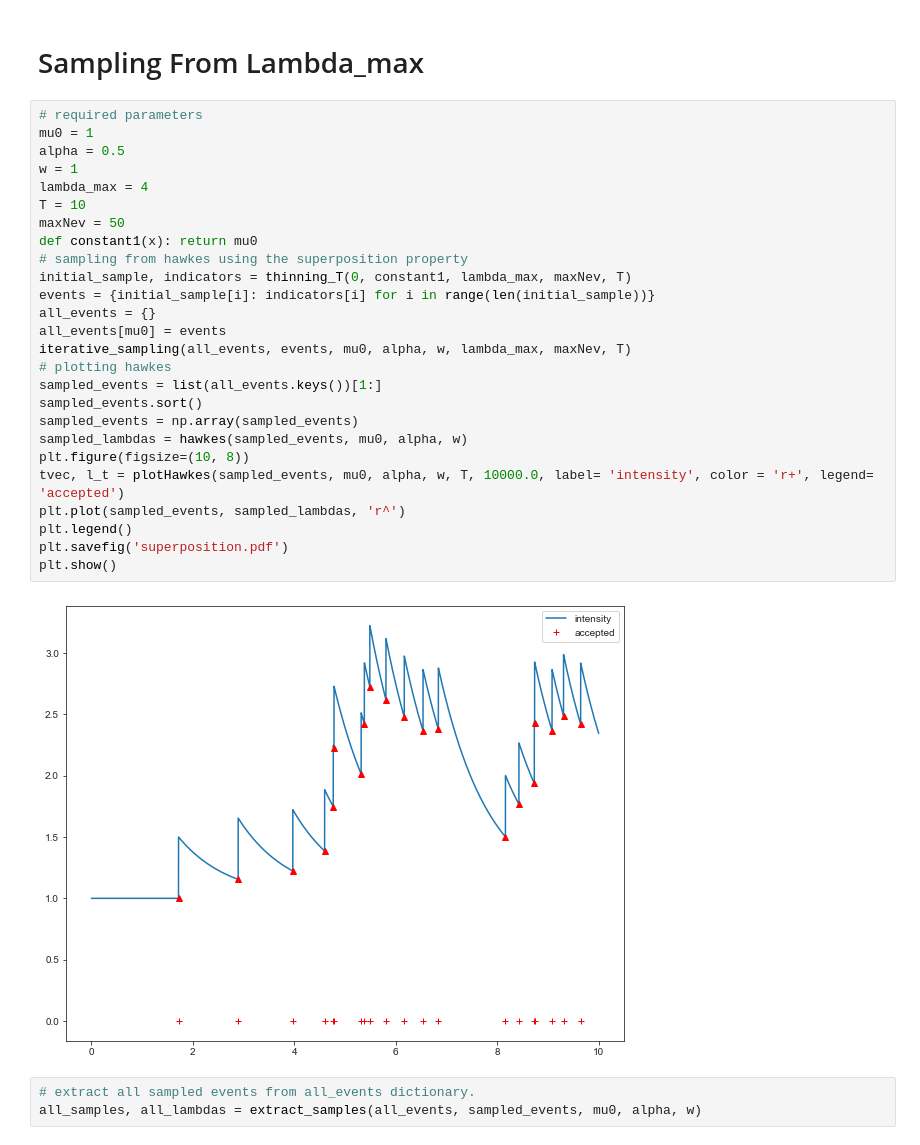
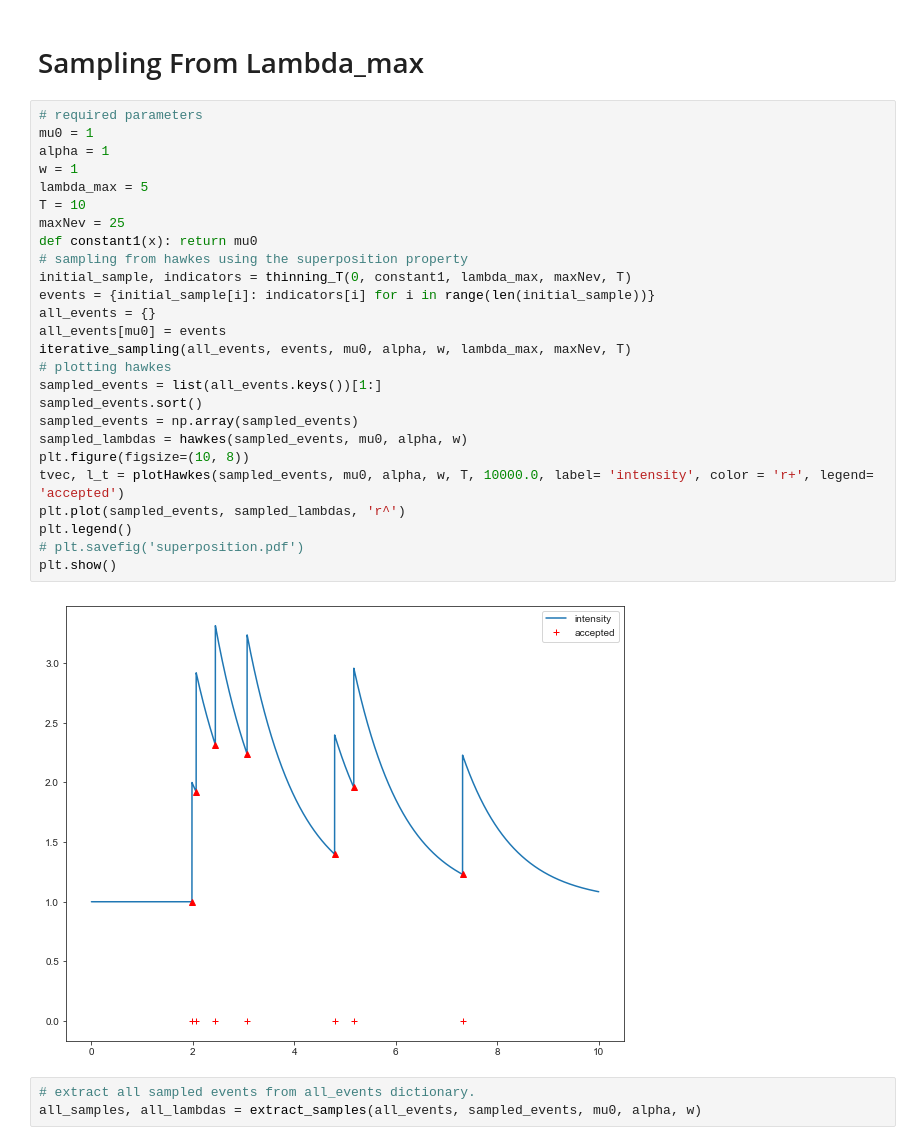
Before and after one commit to Networks-Learning/counterfactual-tpp, a Jupyter notebook: src/hawkes/hawkes.ipynb, the cells around one changed output. Saved outputs shown, nothing was run; the diff lists cells and outputs as text.

```diff
--- a/src/hawkes/hawkes.ipynb
+++ b/src/hawkes/hawkes.ipynb
@@ -12,31 +12,31 @@ from counterfactual_tpp import sample_counterfactual, check_monotonicity
 # %%
 # required parameters
 mu0 = 1
-alpha = 0.5
+alpha = 1
 w = 1
-lambda_max = 4
+lambda_max = 5
 T = 10
-maxNev = 50
+maxNev = 25
 def constant1(x): return mu0
 # sampling from hawkes using the superposition property
 initial_sample, indicators = thinning_T(0, constant1, lambda_max, maxNev, T)
 events = {initial_sample[i]: indicators[i] for i in range(len(initial_sample))}
 all_events = {}
 all_events[mu0] = events
 iterative_sampling(all_events, events, mu0, alpha, w, lambda_max, maxNev, T)
 # plotting hawkes
 sampled_events = list(all_events.keys())[1:]
 sampled_events.sort()
 sampled_events = np.array(sampled_events)
 sampled_lambdas = hawkes(sampled_events, mu0, alpha, w)
 plt.figure(figsize=(10, 8))
 tvec, l_t = plotHawkes(sampled_events, mu0, alpha, w, T, 10000.0, label= 'intensity', color = 'r+', legend= 'accepted')
 plt.plot(sampled_events, sampled_lambdas, 'r^')
 plt.legend()
-plt.savefig('superposition.pdf')
+# plt.savefig('superposition.pdf')
 plt.show()
 # %% [output]
-[figure, old version]
+[figure, new version]
 # %%
 # extract all sampled events from all_events dictionary.
 all_samples, all_lambdas = extract_samples(all_events, sampled_events, mu0, alpha, w)
```
Also changed, not shown: parts of 8 cells of this notebook.
